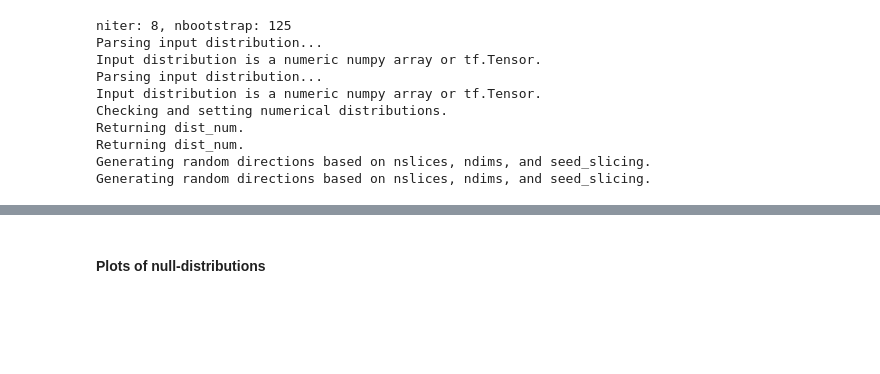
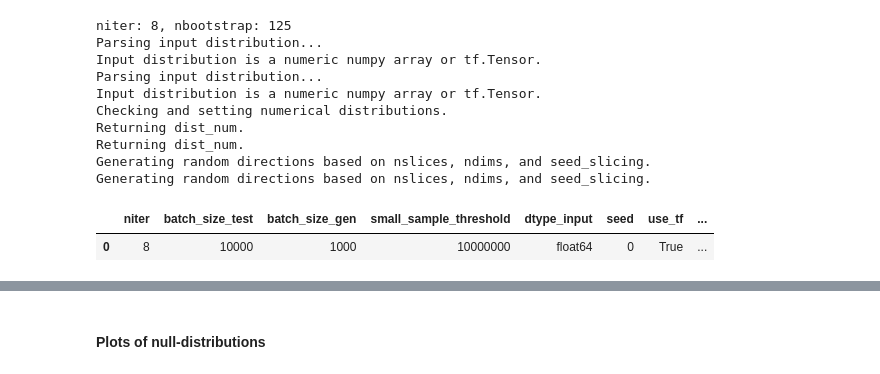
Before and after one commit to TwoSampleTests/JetNetMetrics, a Jupyter notebook: notebooks/particle_features_30_gluon_10K.ipynb, the cells around one changed output, grey strips where cells are left out. Drawn from its saved outputs; the diff is of its cells as text; code cells hidden in the pictures; blank space fills up the shorter version.

```diff
--- a/notebooks/particle_features_30_gluon_10K.ipynb
+++ b/notebooks/particle_features_30_gluon_10K.ipynb
@@ -467,6 +468,34 @@ Returning dist_num.
 Returning dist_num.
 Generating random directions based on nslices, ndims, and seed_slicing.
 Generating random directions based on nslices, ndims, and seed_slicing.
+# %%
+test_config_null = {}
+test_config_tmp = dict(TwoSampleTestInputsNull.__dict__)
+keys_to_remove = ["_dist_1_input", "_dist_2_input", "_dist_1_num", "_dist_2_num", "_dist_1_symb", "_dist_2_symb", "_seed_generator"]
+for key in keys_to_remove:
+    test_config_tmp.pop(key, None)
+for key, value in test_config_tmp.items():
+    new_key = key.lstrip('_')
+
+    if isinstance(value, tf.Tensor):
+        new_value = value.numpy() # type: ignore
+    elif isinstance(value, np.ndarray):
+        new_value = value.tolist()
+    elif isinstance(value, np.generic):
+        new_value = value.item() # Convert NumPy scalars to Python scalars
+    elif isinstance(value, tf.DType):
+        new_value = value.name
+    elif isinstance(value, np.dtype):
+        new_value = np.dtype(value).name
+    else:
+        new_value = value
+
+    test_config_null[new_key] = new_value
+
+pd.DataFrame([test_config_null])
+# %% [output]
+|  | niter | batch_size_test | batch_size_gen | small_sample_threshold | dtype_input | seed | use_tf | ... |
+| 0 | 8 | 10000 | 1000 | 10000000 | float64 | 0 | True | ... |
 # %%
 unique_key = "config_flavor_nsamples_"+str(TwoSampleTestInputsNull.batch_size_test)+"_niter_"+str(niter_tot)
 metrics_config = {unique_key: {"fgd": {"name": "fgd",
```
Also changed, not shown: parts of 11 cells of this notebook, 12 other files.
